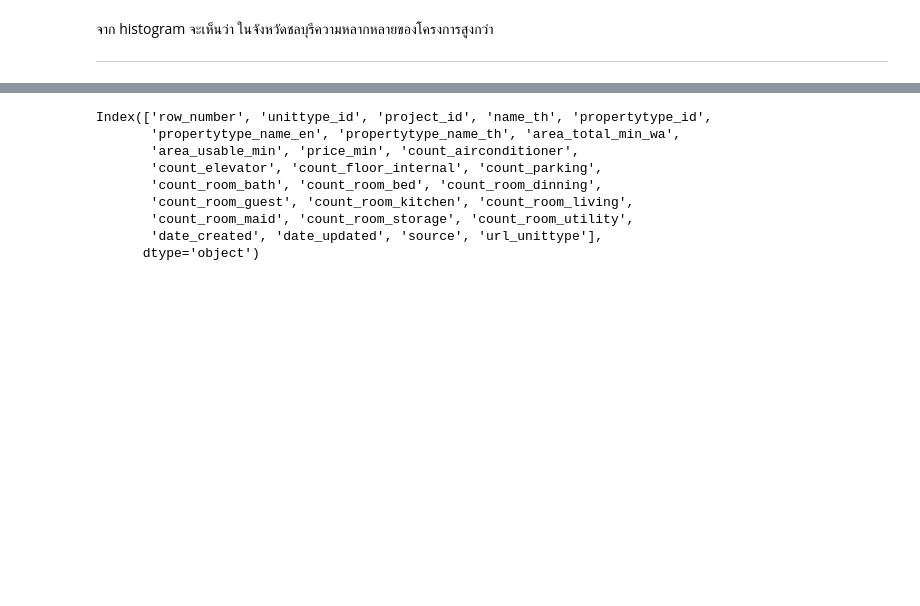
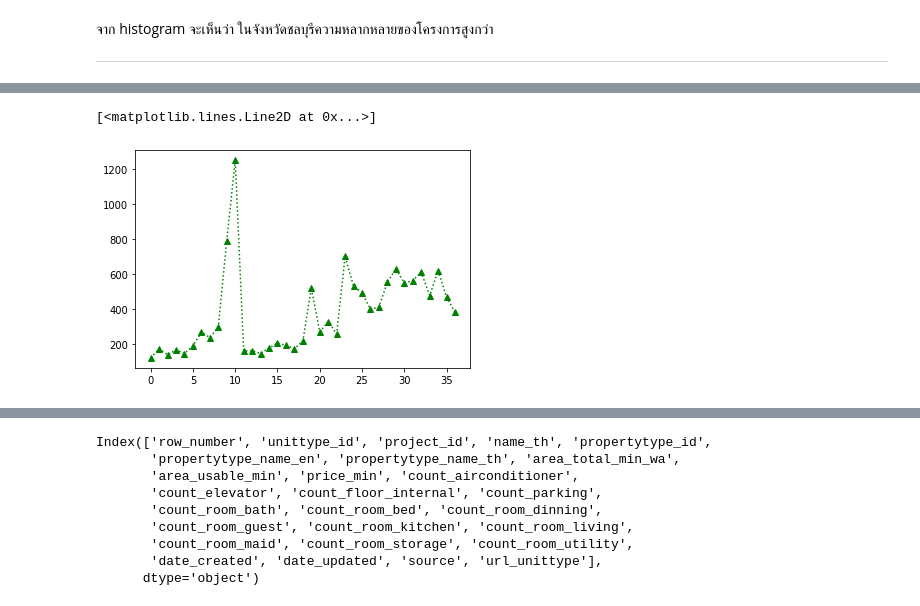
Before and after one commit to NahataiTep/DPDM65, a Jupyter notebook: pandas101.ipynb, the cells around one changed output, grey strips where cells are left out. Cells and saved outputs as stored; diff of their text form; code cells hidden in the pictures; blank space fills up the shorter version.

```diff
--- a/pandas101.ipynb
+++ b/pandas101.ipynb
@@ -865,0 +971,6 @@ plt.xticks(rotation='vertical');    # ใส่ ; เพื่อปิดตั
+# %%
+#การปรับแต่งกราฟ - เปลี่ยนรูปแบบของเส้นเชื่อม data (- เส้นทึบ, : เส้นประ)
+plt.plot(range(len(data)),data,'^:g')
+# %% [output]
+[<matplotlib.lines.Line2D at 0x...>]
+[figure, added]
```
Also changed, not shown: parts of 24 cells of this notebook.
